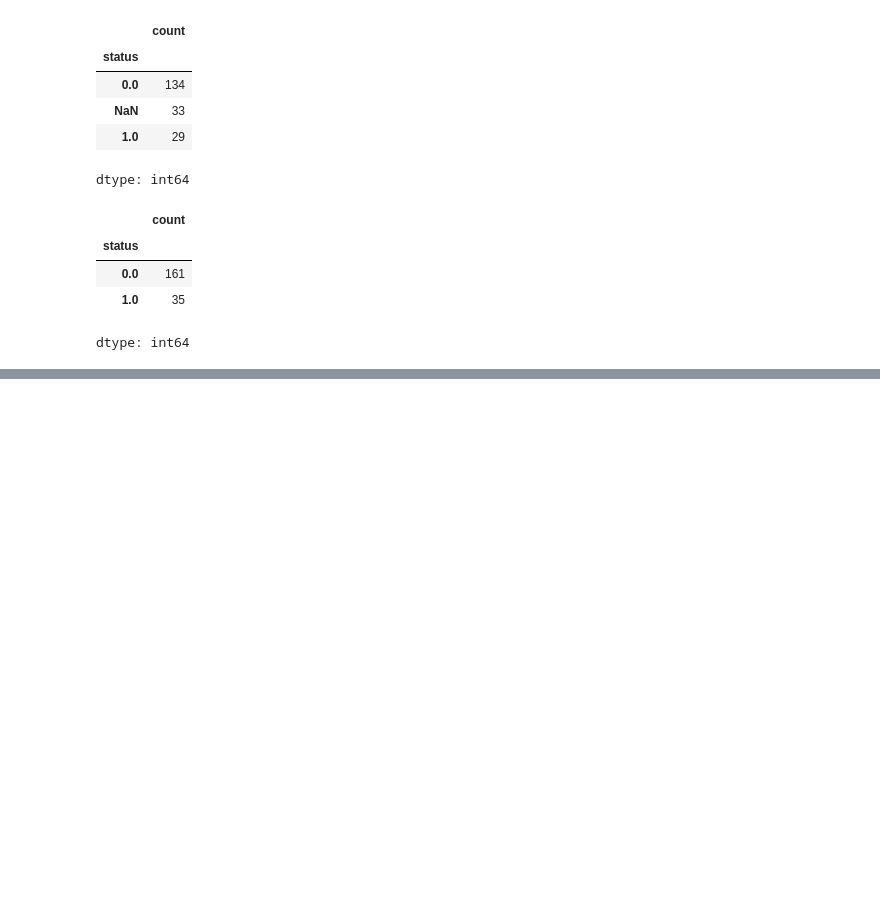
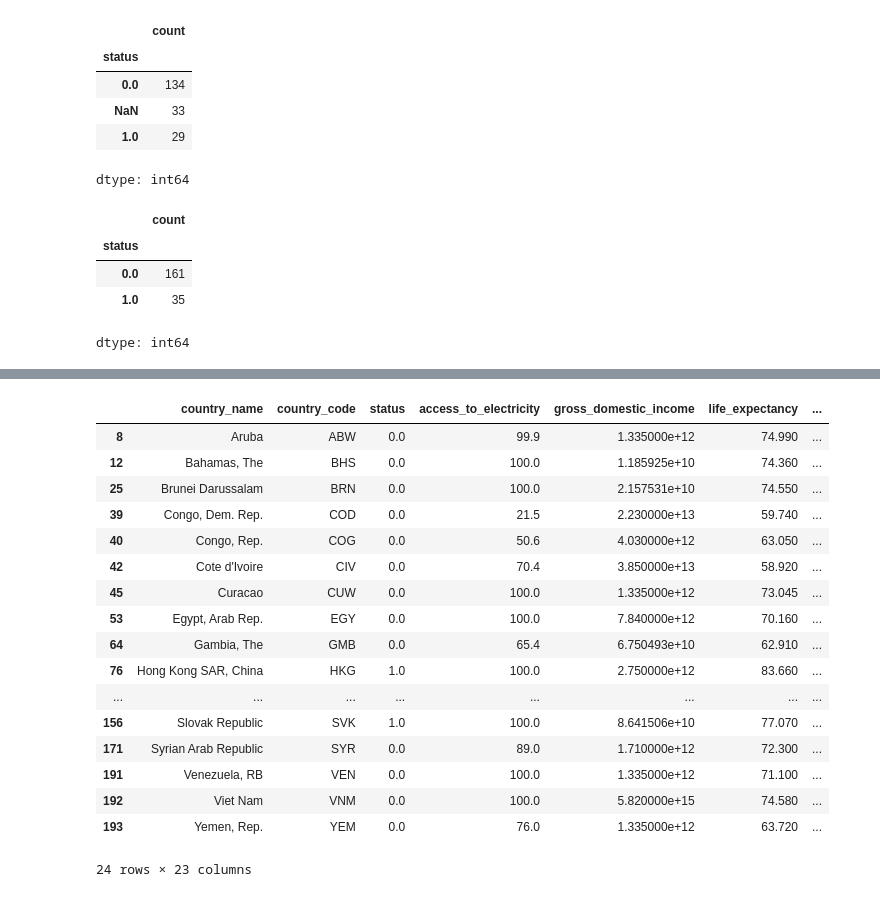
Before and after one commit to Kittisak-M/Bridging-the-Gap-Enhancing-Life-Quality-in-Thailand, a Jupyter notebook: data_cleansing_from_multiple_sources.ipynb, the cells around one changed output, grey strips where cells are left out. Cells and saved outputs as stored; diff of their text form; code cells hidden in the pictures; blank space fills up the shorter version.

Commit message:
update data

```diff
--- a/data_cleansing_from_multiple_sources.ipynb
+++ b/data_cleansing_from_multiple_sources.ipynb
@@ -1934,0 +1909,10 @@ dtype: int64
+# %%
+feature_eng2_chg = {'Bahamas, The':'The Bahamas','Viet Nam': 'Vietnam', 'Yemen, Rep.': 'Yemen','Venezuela, RB':'Venezuela','Turkiye':'Turkey','Slovak Republic':'Slovakia',
+                    'Russian Federation':'Russia',"Korea, Dem. People's Rep.":'North Korea','Korea, Rep.':'South Korea', 'Lao PDR':'Laos','Iran, Islamic Rep.':'Iran',
+                    'Congo, Rep.':'Republic of the Congo','Micronesia, Fed. Sts.':'Micronesia','Kyrgyz Republic':'Kyrgyzstan',"Côte d'Ivoire":"Cote d'Ivoire",
+                    'Hong Kong SAR, China':'Hong Kong','Brunei Darussalam':'Brunei','Egypt, Arab Rep.':'Egypt','Gambia, The': 'The Gambia','Syrian Arab Republic':'Syria'}
+feature_eng2['country_name'] = feature_eng2['country_name'].replace(feature_eng2_chg)
+# %%
+feature_eng2['country_name'] = feature_eng2['country_name'].str.replace('_',' ')
+# Assuming feature_eng2 and freedom_df are your DataFrames
+try_df = pd.merge(feature_eng2, freedom_df, on='country_name', how='left')
@@ -1934,0 +1940,21 @@ dtype: int64
+# %%
+try_df[try_df['total_freedom_score'].isna()]
+# %% [output]
+|  | country_name | country_code | status | access_to_electricity | gross_domestic_income | life_expectancy | ... |
+| 8 | Aruba | ABW | 0.0 | 99.9 | 1.335000e+12 | 74.990 | ... |
+| 12 | Bahamas, The | BHS | 0.0 | 100.0 | 1.185925e+10 | 74.360 | ... |
+| 25 | Brunei Darussalam | BRN | 0.0 | 100.0 | 2.157531e+10 | 74.550 | ... |
+| 39 | Congo, Dem. Rep. | COD | 0.0 | 21.5 | 2.230000e+13 | 59.740 | ... |
+| 40 | Congo, Rep. | COG | 0.0 | 50.6 | 4.030000e+12 | 63.050 | ... |
+| 42 | Cote d'Ivoire | CIV | 0.0 | 70.4 | 3.850000e+13 | 58.920 | ... |
+| 45 | Curacao | CUW | 0.0 | 100.0 | 1.335000e+12 | 73.045 | ... |
+| 53 | Egypt, Arab Rep. | EGY | 0.0 | 100.0 | 7.840000e+12 | 70.160 | ... |
+| 64 | Gambia, The | GMB | 0.0 | 65.4 | 6.750493e+10 | 62.910 | ... |
+| 76 | Hong Kong SAR, China | HKG | 1.0 | 100.0 | 2.750000e+12 | 83.660 | ... |
+| ... | ... | ... | ... | ... | ... | ... | ... |
+| 156 | Slovak Republic | SVK | 1.0 | 100.0 | 8.641506e+10 | 77.070 | ... |
+| 171 | Syrian Arab Republic | SYR | 0.0 | 89.0 | 1.710000e+12 | 72.300 | ... |
+| 191 | Venezuela, RB | VEN | 0.0 | 100.0 | 1.335000e+12 | 71.100 | ... |
+| 192 | Viet Nam | VNM | 0.0 | 100.0 | 5.820000e+15 | 74.580 | ... |
+| 193 | Yemen, Rep. | YEM | 0.0 | 76.0 | 1.335000e+12 | 63.720 | ... |
+24 rows × 23 columns
```
Also changed, not shown: parts of 9 cells of this notebook, 2 other files.
